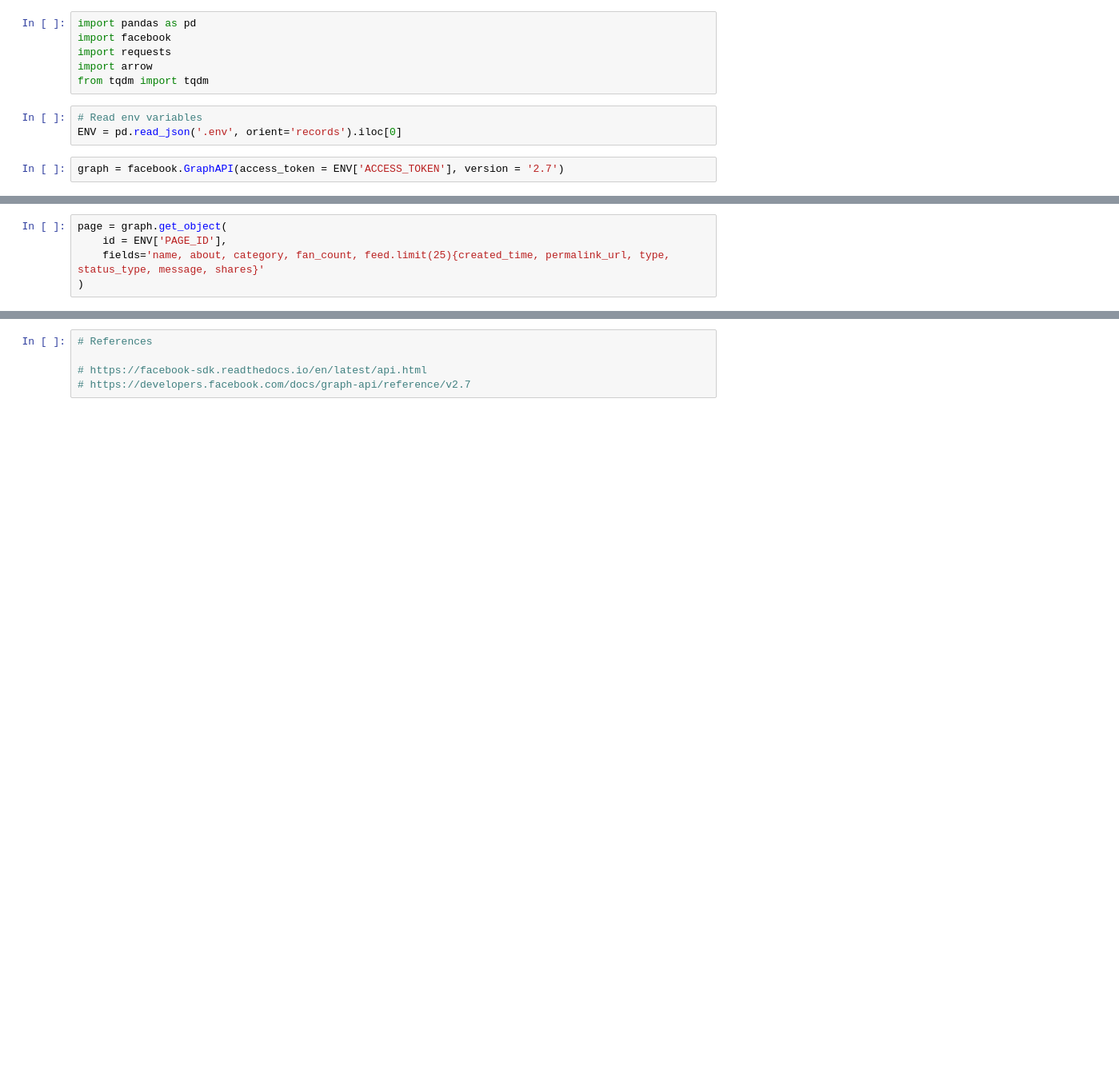
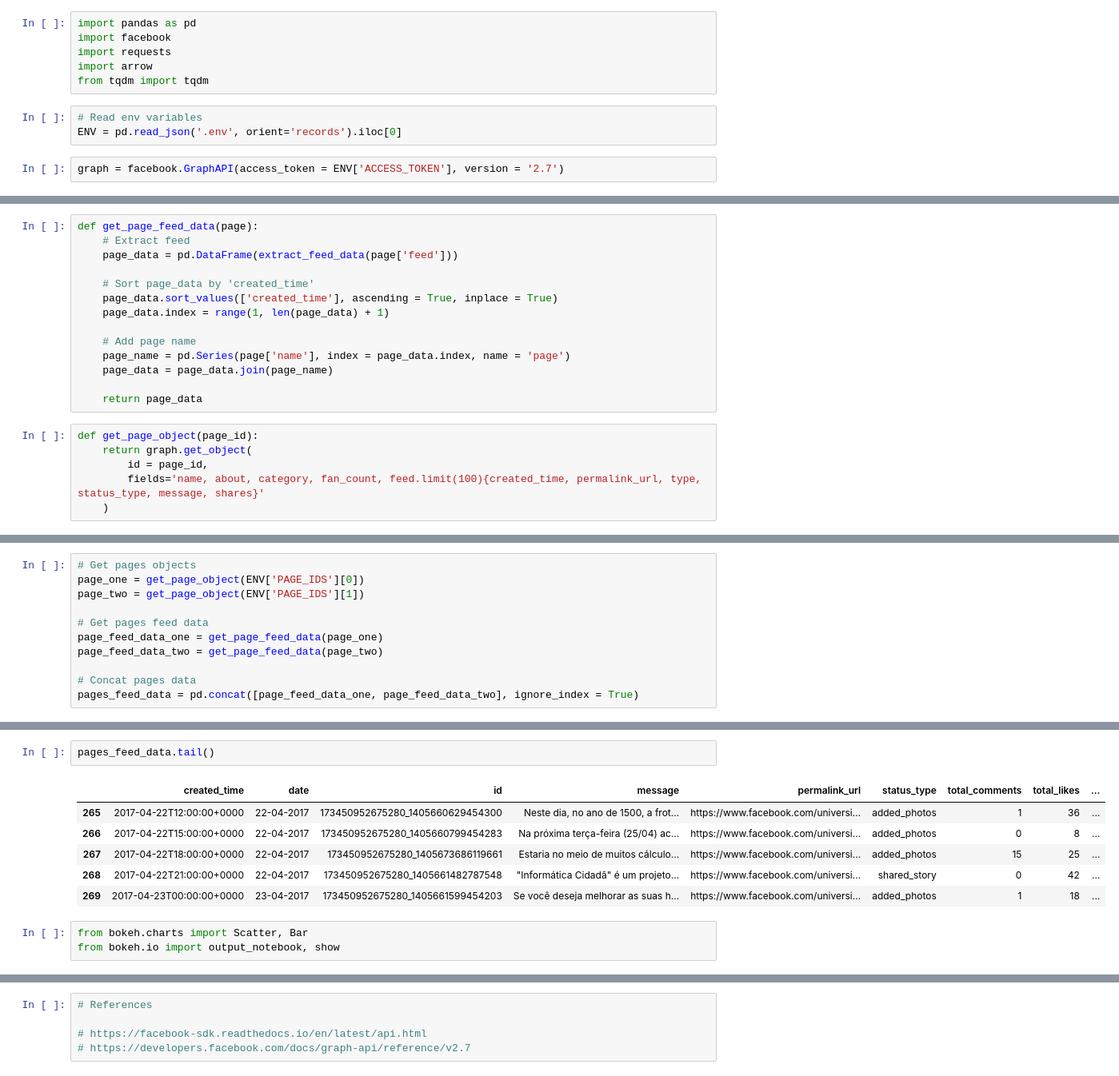
Before and after one commit to Thussubasa/fb-pages-analysis, a Jupyter notebook: fb-pages-stalker.ipynb, the cells around one changed output, grey strips where cells are left out. Shown at 80% size. Cells and saved outputs as stored; diff of their text form; blank space fills up the shorter version.

Commit message:
Load data from multiple pages and add stacked bar chart

```diff
--- a/fb-pages-stalker.ipynb
+++ b/fb-pages-stalker.ipynb
@@ -26,5 +64,20 @@ graph = facebook.GraphAPI(access_token = ENV['ACCESS_TOKEN'], version = '2.7')
+# %%
+def get_page_feed_data(page):
+    # Extract feed
+    page_data = pd.DataFrame(extract_feed_data(page['feed']))
+
+    # Sort page_data by 'created_time'
+    page_data.sort_values(['created_time'], ascending = True, inplace = True)
+    page_data.index = range(1, len(page_data) + 1)
+
+    # Add page name
+    page_name = pd.Series(page['name'], index = page_data.index, name = 'page')
+    page_data = page_data.join(page_name)
+
+    return page_data
 # %%
-page = graph.get_object(
-    id = ENV['PAGE_ID'],
-    fields='name, about, category, fan_count, feed.limit(25){created_time, permalink_url, type, status_type, message, shares}'
-)
+def get_page_object(page_id):
+    return graph.get_object(
+        id = page_id,
+        fields='name, about, category, fan_count, feed.limit(100){created_time, permalink_url, type, status_type, message, shares}'
+    )
@@ -77,0 +84,11 @@ Month data complete!
+# %%
+# Get pages objects
+page_one = get_page_object(ENV['PAGE_IDS'][0])
+page_two = get_page_object(ENV['PAGE_IDS'][1])
+
+# Get pages feed data
+page_feed_data_one = get_page_feed_data(page_one)
+page_feed_data_two = get_page_feed_data(page_two)
+
+# Concat pages data
+pages_feed_data = pd.concat([page_feed_data_one, page_feed_data_two], ignore_index = True)
@@ -107 +118,13 @@ page_data.head()
+# %%
+pages_feed_data.tail()
+# %% [output]
+|  | created_time | date | id | message | permalink_url | status_type | total_comments | total_likes | ... |
+| 265 | 2017-04-22T12:00:00+0000 | 22-04-2017 | 173450952675280_1405660629454300 | Neste dia, no ano de 1500, a frot... | https://www.facebook.com/universi... | added_photos | 1 | 36 | ... |
+| 266 | 2017-04-22T15:00:00+0000 | 22-04-2017 | 173450952675280_1405660799454283 | Na próxima terça-feira (25/04) ac... | https://www.facebook.com/universi... | added_photos | 0 | 8 | ... |
+| 267 | 2017-04-22T18:00:00+0000 | 22-04-2017 | 173450952675280_1405673686119661 | Estaria no meio de muitos cálculo... | https://www.facebook.com/universi... | added_photos | 15 | 25 | ... |
+| 268 | 2017-04-22T21:00:00+0000 | 22-04-2017 | 173450952675280_1405661482787548 | "Informática Cidadã" é um projeto... | https://www.facebook.com/universi... | shared_story | 0 | 42 | ... |
+| 269 | 2017-04-23T00:00:00+0000 | 23-04-2017 | 173450952675280_1405661599454203 | Se você deseja melhorar as suas h... | https://www.facebook.com/universi... | added_photos | 1 | 18 | ... |
+# %%
+from bokeh.charts import Scatter, Bar
+from bokeh.io import output_notebook, show
 # %%
```
Also changed, not shown: parts of 10 cells of this notebook.
